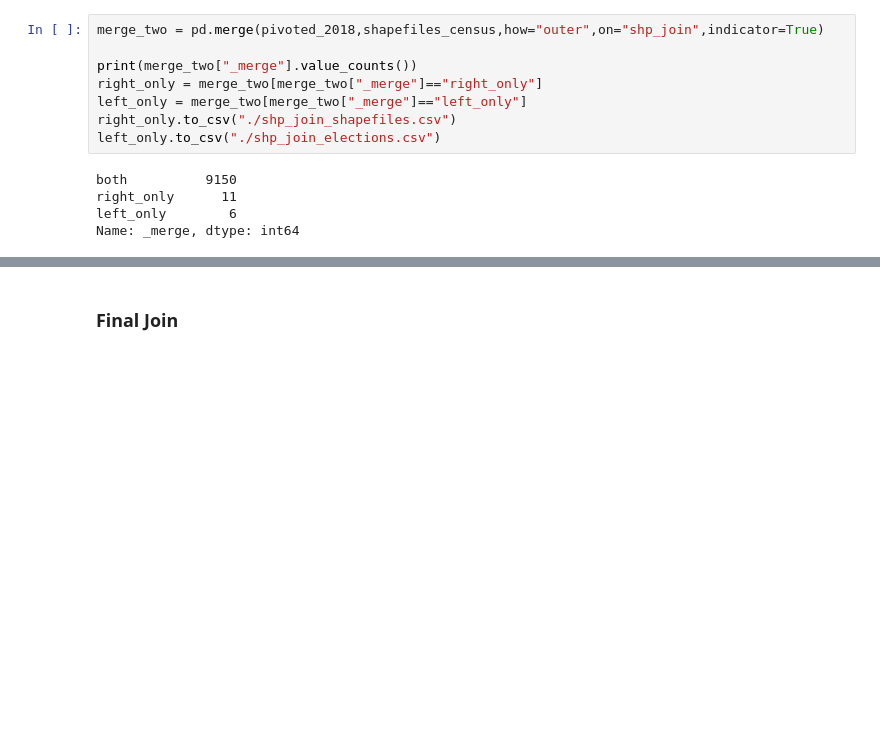
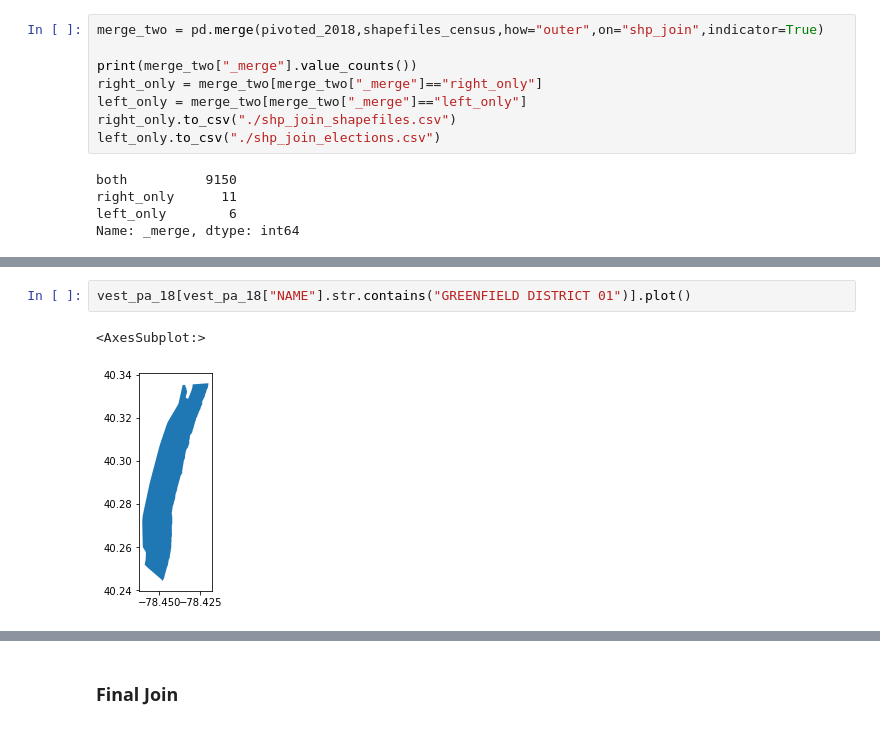
Before and after one commit to nonpartisan-redistricting-datahub/pdv-pa, a Jupyter notebook: vest-pa-2018/VEST_PA_18_replication.ipynb, the cells around one changed output, grey strips where cells are left out. Cells and saved outputs as stored; diff of their text form; blank space fills up the shorter version.

```diff
--- a/vest-pa-2018/VEST_PA_18_replication.ipynb
+++ b/vest-pa-2018/VEST_PA_18_replication.ipynb
@@ -945,0 +934,5 @@ Name: _merge, dtype: int64
+# %%
+vest_pa_18[vest_pa_18["NAME"].str.contains("GREENFIELD DISTRICT 01")].plot()
+# %% [output]
+<AxesSubplot:>
+[figure, added]
```
Also changed, not shown: parts of 42 cells of this notebook.
